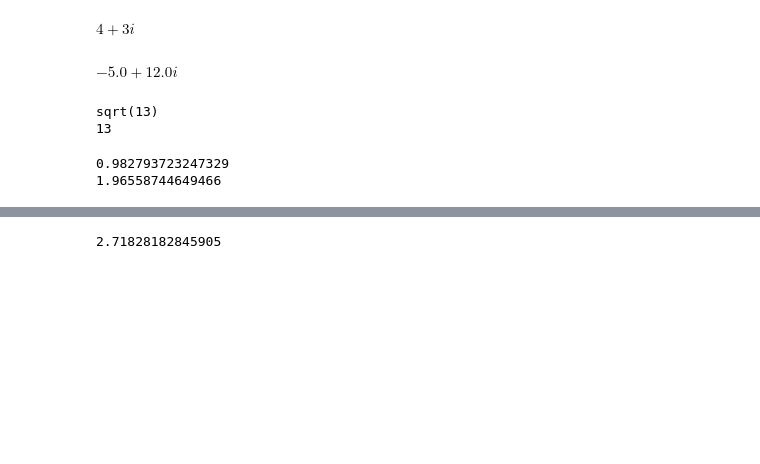
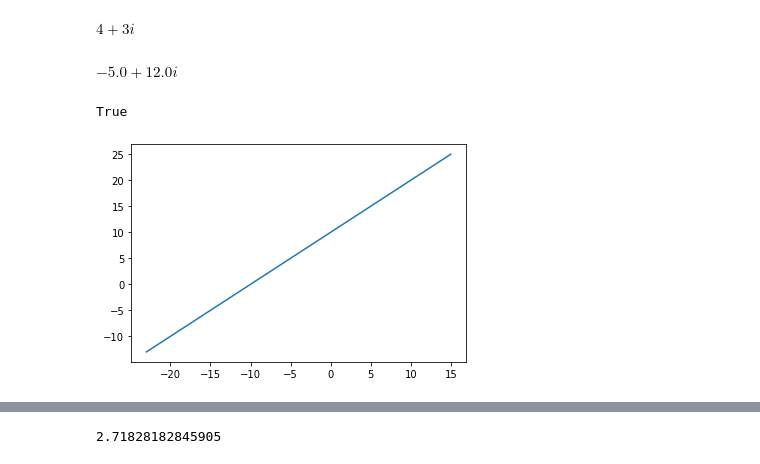
Before and after one commit to James-G-Hill/Sympy-Companion-to-Mathematics-Form-and-Function, a Jupyter notebook: ch10_complex_analysis_topology.ipynb, the cells around one changed output, grey strips where cells are left out. Saved outputs shown, nothing was run; the diff lists cells and outputs as text; code cells hidden in the pictures; blank space fills up the shorter version.

```diff
--- a/ch10_complex_analysis_topology.ipynb
+++ b/ch10_complex_analysis_topology.ipynb
@@ -31,0 +65,9 @@ print(im(I))
+# %%
+# Squaring squares the distance from the origin & doubles the arg
+c = (2*cos(pi/3)) + (2*sin(pi/3))*I
+print(Abs(c))
+print(arg(c))
+w = c**2
+print(Abs(w))
+print(arg(w))
+N(w)
@@ -97,16 +143,27 @@ $\displaystyle 4 + 3 i$
 N(z**2)
 # %% [output]
 $\displaystyle -5.0 + 12.0 i$
-# %%
-print(Abs(z))
-print(Abs(z**2))
-# %% [output]
-sqrt(13)
-13
-# %%
-print(N(arg(z)))
-print(N(arg(z**2)))
-# %% [output]
-0.982793723247329
-1.96558744649466
+# %%
+import matplotlib.pyplot as plt
+
+a, b, c, d = symbols("a b c d")
+a = 2 + 2*I
+b = 1 + 3*I
+c = 3 + 2*I
+d = 2 + 2*I
+
+print((a * d) - (b * c) != 0)
+
+def f(z):
+    return a * z + b
+
+mn = [N(f(x + 2*I)) for x in range(-10, 10)]
+mn = [(re(x), im(x)) for x in mn]
+m, n = zip(*mn)
+
+plt.plot(m, n)
+plt.show()
+# %% [output]
+True
+[figure, added]
 # %%
```
Also changed, not shown: parts of 27 cells of this notebook.
